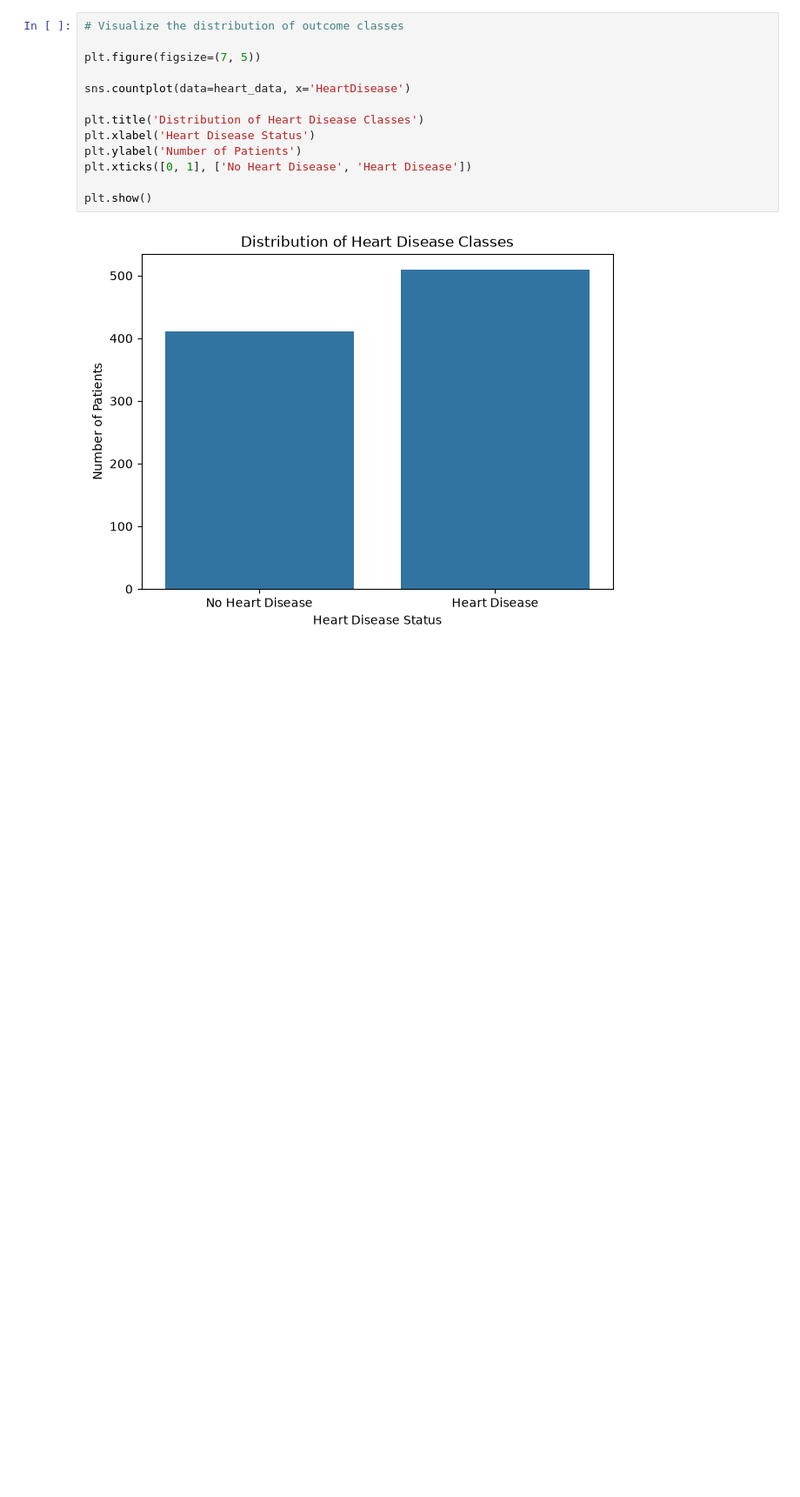
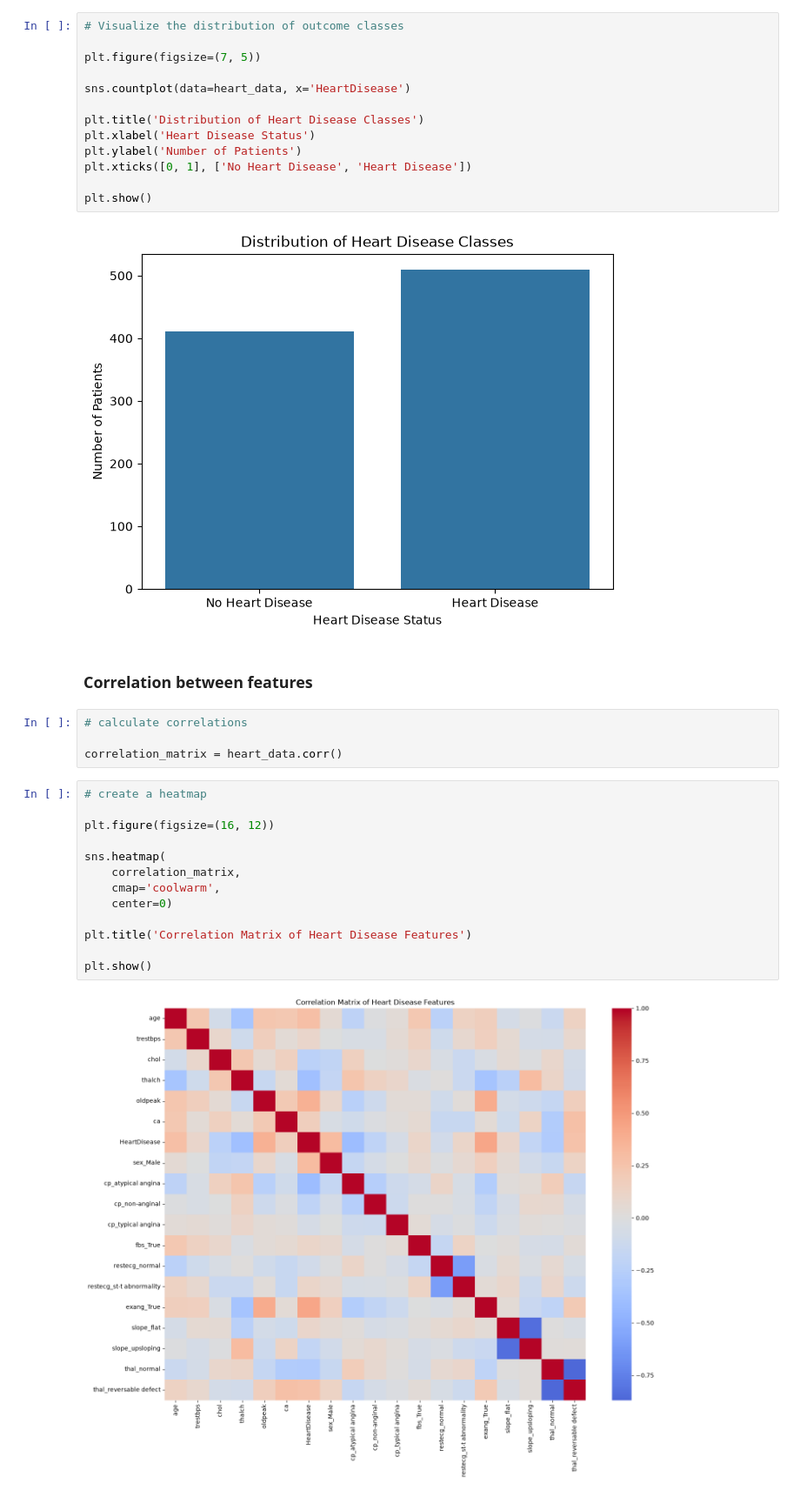
Before and after one commit to Yvesangwa/AI_labs, a Jupyter notebook: Lesson_8_Supervised_ML_classification/Predicting_heart_disease.ipynb, the cells around one changed output. Shown at 87% size. Saved outputs shown, nothing was run; the diff lists cells and outputs as text; blank space fills up the shorter version.

Commit message:
Visualize the correlation between features

```diff
--- a/Lesson_8_Supervised_ML_classification/Predicting_heart_disease.ipynb
+++ b/Lesson_8_Supervised_ML_classification/Predicting_heart_disease.ipynb
@@ -289,3 +291,24 @@ plt.xticks([0, 1], ['No Heart Disease', 'Heart Disease'])
 plt.show()
 # %% [output]
 [figure]
+# %% [markdown]
+### **Correlation between features**
+# %%
+# calculate correlations
+
+correlation_matrix = heart_data.corr()
+# %%
+# create a heatmap
+
+plt.figure(figsize=(16, 12))
+
+sns.heatmap(
+    correlation_matrix,
+    cmap='coolwarm',
+    center=0)
+
+plt.title('Correlation Matrix of Heart Disease Features')
+
+plt.show()
+# %% [output]
+[figure, added]
```
Also changed, not shown: parts of 1 cell of this notebook.
